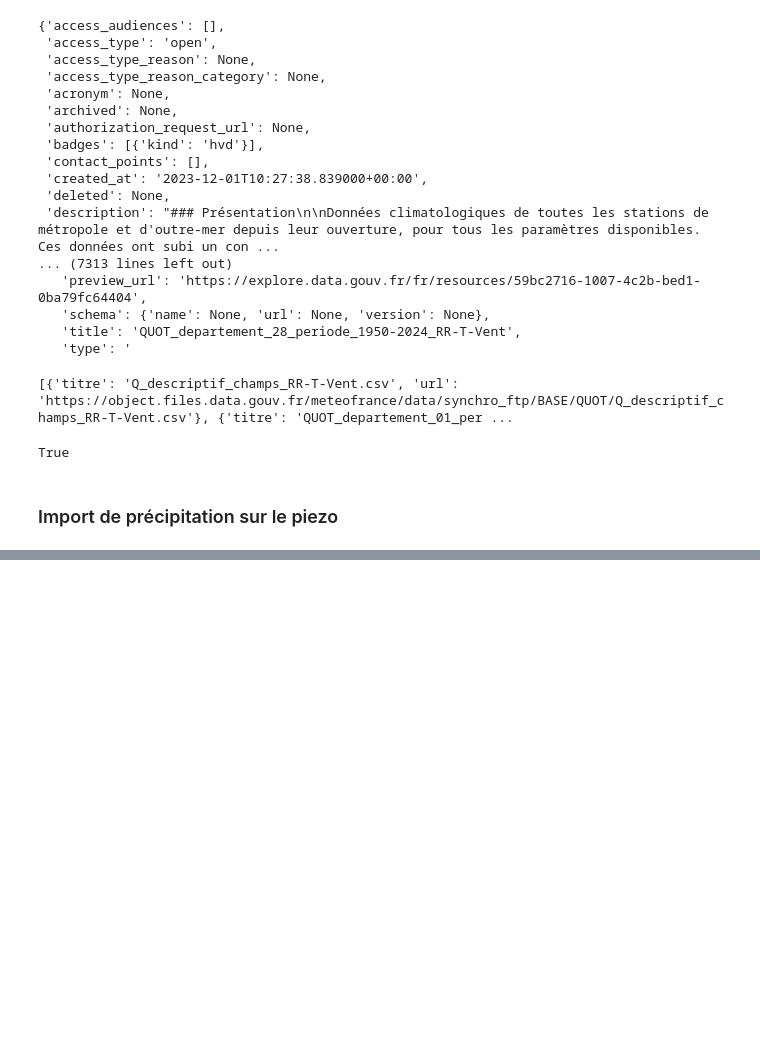
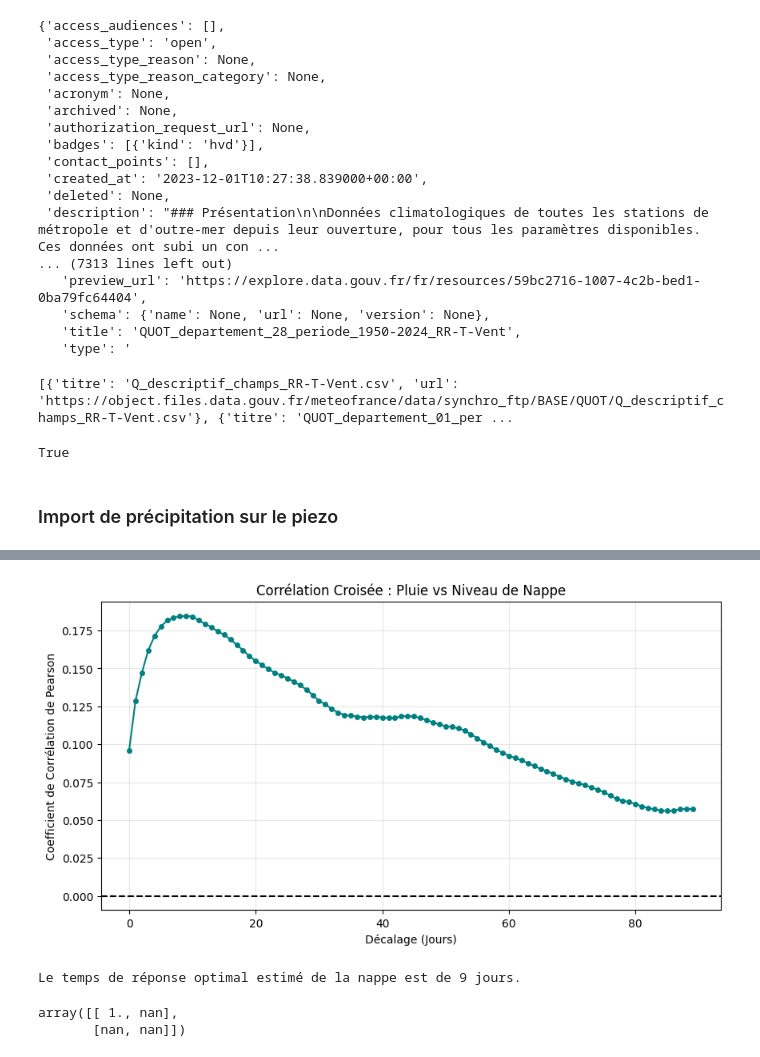
Before and after one commit to charourou/Projet_Hydrosense, a Jupyter notebook: notebooks/meteo_MRI.ipynb, the cells around one changed output, grey strips where cells are left out. Drawn from its saved outputs; the diff is of its cells as text; code cells hidden in the pictures; blank space fills up the shorter version.

```diff
--- a/notebooks/meteo_MRI.ipynb
+++ b/notebooks/meteo_MRI.ipynb
@@ -125,0 +192,34 @@ plt.plot(df_final['RR_79220002'])
+# %%
+# On s'assure de ne pas avoir de NaN pour le calcul de corrélation
+df_corr = df_final[['RR_synth', 'niveau_nappe_eau']].dropna()
+
+lags = range(0, 90) # On teste des décalages de 0 à 90 jours
+corr_values = []
+
+for lag in lags:
+    # On décale la pluie vers le futur (ou le niveau vers le passé)
+    # Pour voir si la pluie du jour J est corrélée au niveau du jour J+lag
+    corr = df_corr['RR_synth'].corr(df_corr['niveau_nappe_eau'].shift(-lag))
+    corr_values.append(corr)
+
+plt.figure(figsize=(10, 5))
+plt.plot(lags, corr_values, marker='o', color='teal', markersize=4)
+plt.axhline(0, color='black', linestyle='--')
+plt.title("Corrélation Croisée : Pluie vs Niveau de Nappe")
+plt.xlabel("Décalage (Jours)")
+plt.ylabel("Coefficient de Corrélation de Pearson")
+plt.grid(True, alpha=0.3)
+plt.show()
+
+best_lag = lags[np.argmax(np.abs(corr_values))]
+print(f"Le temps de réponse optimal estimé de la nappe est de {best_lag} jours.")
+# %% [output]
+[figure, added]
+Le temps de réponse optimal estimé de la nappe est de 9 jours.
+# %%
+import numpy as np
+np.corrcoef(df_final['niveau_nappe_eau'].diff().dropna(),
+            df_final['RR_79220002'].iloc[:-1])
+# %% [output]
+array([[ 1., nan],
+       [nan, nan]])
```
Also changed, not shown: parts of 8 cells of this notebook.
